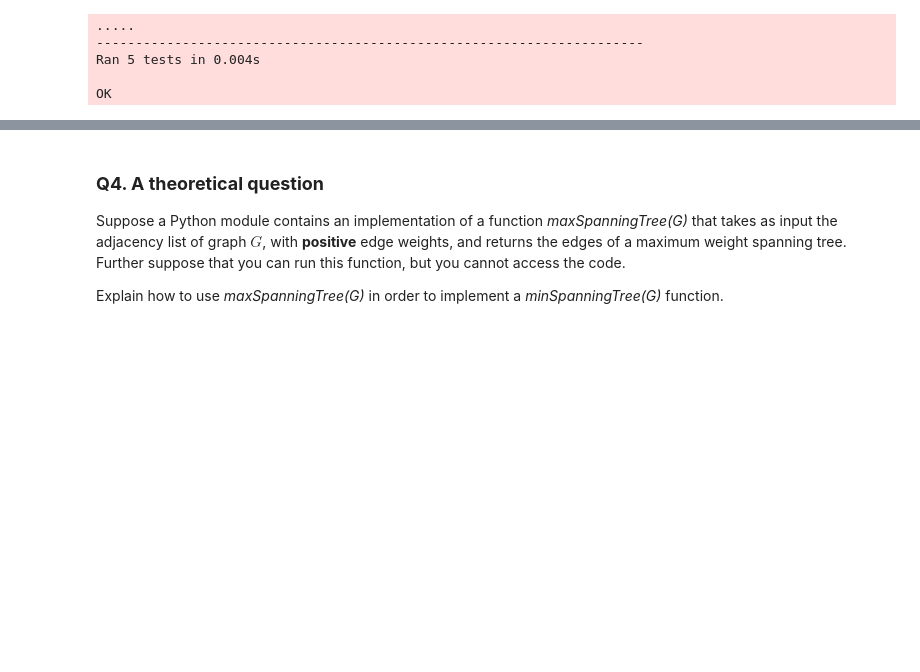
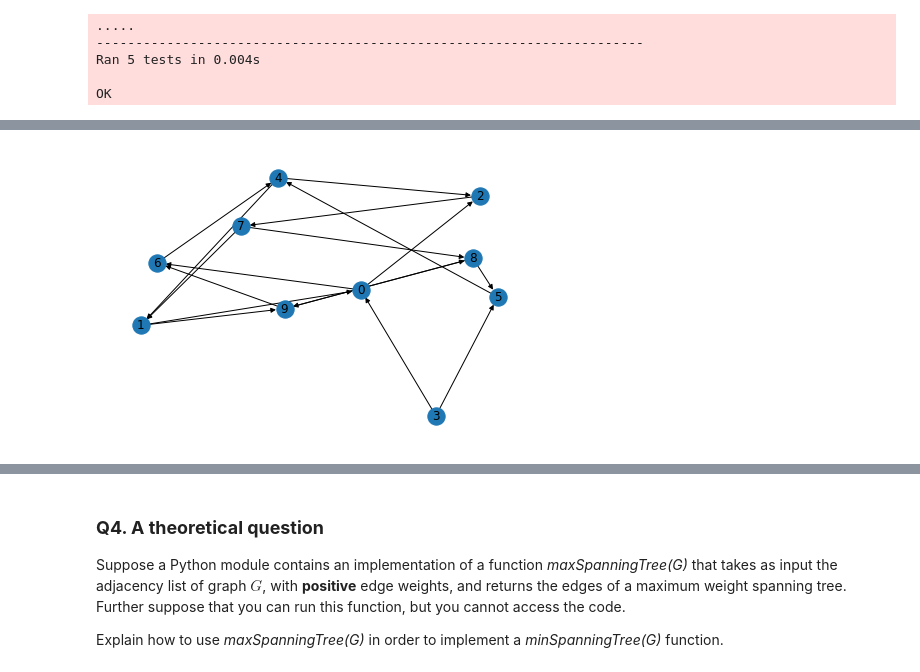
Before and after one commit to cicorias/njit-alg-scratch, a Jupyter notebook: notebooks/work/shawn.cicoria-Assignment-5.ipynb, the cells around one changed output, grey strips where cells are left out. Cells and saved outputs as stored; diff of their text form; code cells hidden in the pictures; blank space fills up the shorter version.

```diff
--- a/notebooks/work/shawn.cicoria-Assignment-5.ipynb
+++ b/notebooks/work/shawn.cicoria-Assignment-5.ipynb
@@ -159,0 +160,23 @@ import numpy
+# %%
+# your code goes here
+
+## just verifying data.
+
+import matplotlib.pyplot as plt
+import networkx as nx
+import numpy as np
+import pandas as pd
+
+E = [[0, 6], [0, 2], [1, 9], [1, 0], [2, 7], [3, 0], [3, 5], [4, 1], [4, 2], [5, 4], [6, 4], [7, 1], [7, 8], [8, 5], [9, 6], [9, 8], [8, 9]]
+L = {}
+
+for e in E:
+    L[e[0]] = '{}'.format(e[0])
+
+G = nx.DiGraph()
+pos = nx.spring_layout(G)
+G.add_edges_from(E)
+nx.draw(G, with_labels = True)
+plt.show()
+# %% [output]
+[figure, added]
```
Also changed, not shown: parts of 7 cells of this notebook, 2 other files.
